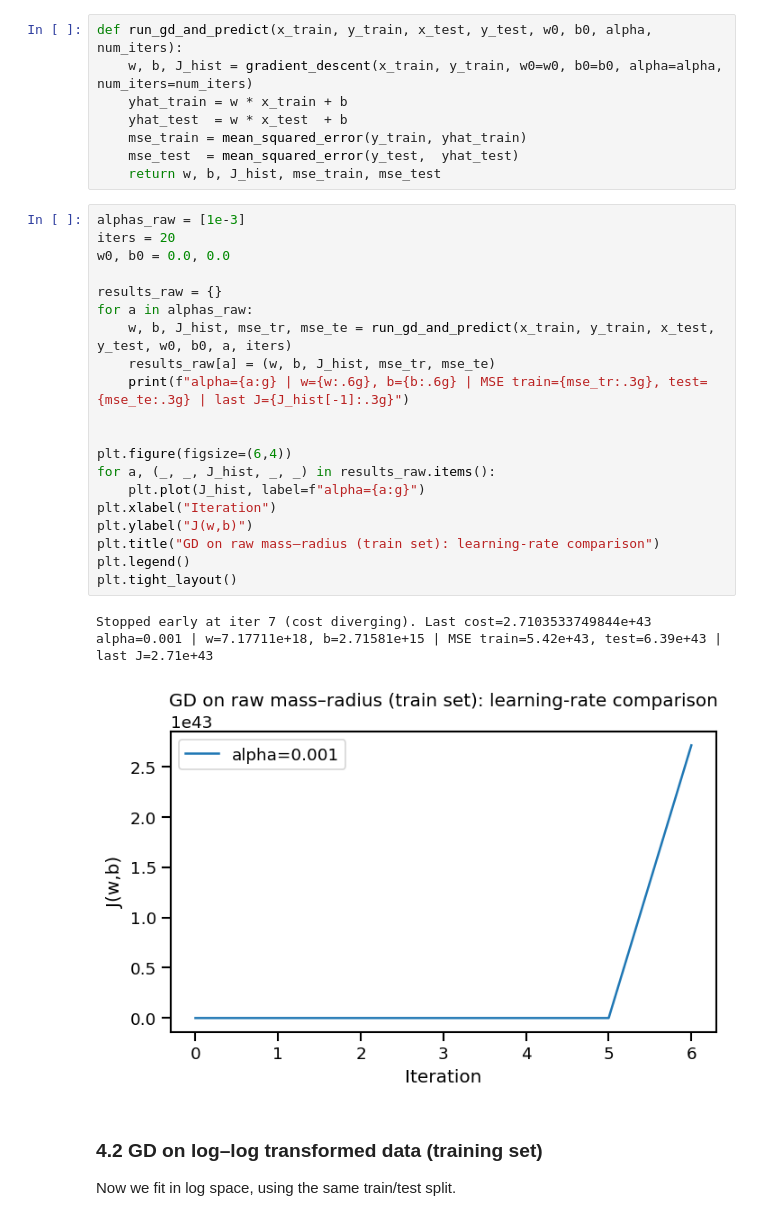
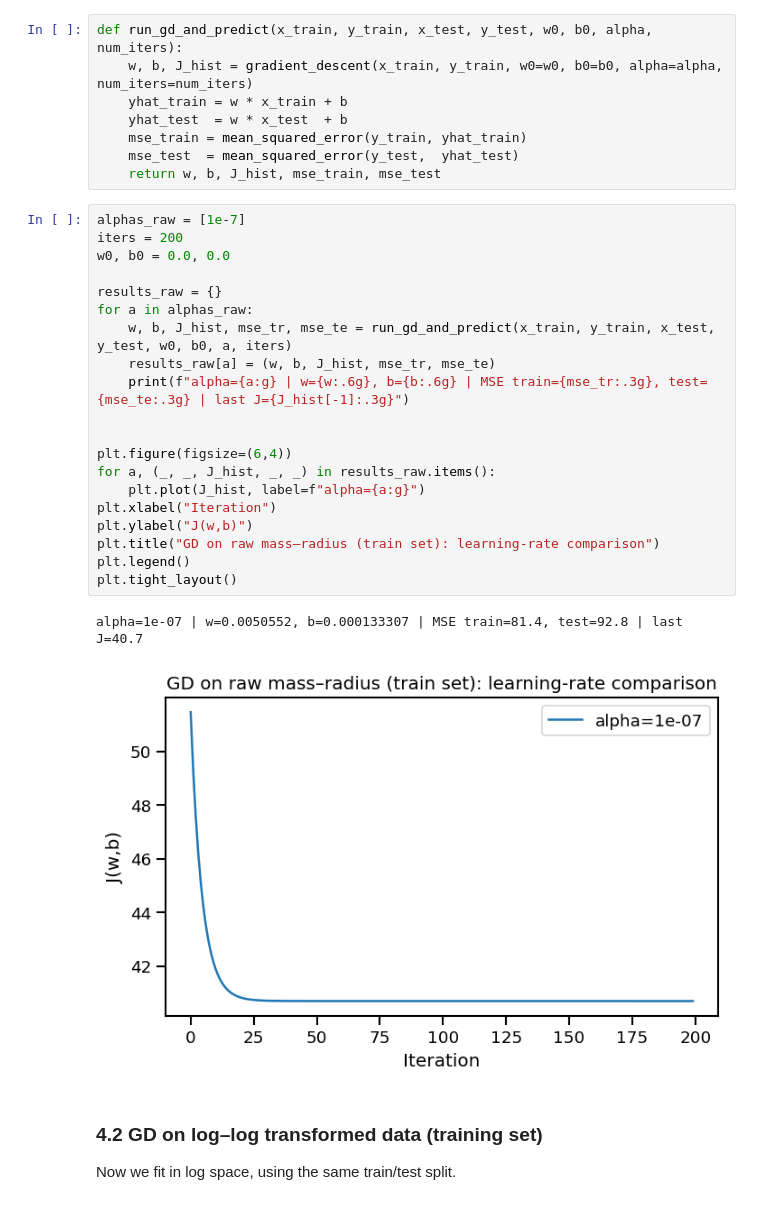
Before and after one commit to vadibekyan/ML_Astronomy_classes, a Jupyter notebook: notebooks/02_regression_with_feature_scaling.ipynb, the cells around one changed output. Saved outputs shown, nothing was run; the diff lists cells and outputs as text.

```diff
--- a/notebooks/02_regression_with_feature_scaling.ipynb
+++ b/notebooks/02_regression_with_feature_scaling.ipynb
@@ -176,29 +176,28 @@ def run_gd_and_predict(x_train, y_train, x_test, y_test, w0, b0, alpha, num_iter
     mse_test  = mean_squared_error(y_test,  yhat_test)
     return w, b, J_hist, mse_train, mse_test
 # %%
-alphas_raw = [1e-3]
-iters = 20
+alphas_raw = [1e-7]
+iters = 200
 w0, b0 = 0.0, 0.0
 
 results_raw = {}
 for a in alphas_raw:
     w, b, J_hist, mse_tr, mse_te = run_gd_and_predict(x_train, y_train, x_test, y_test, w0, b0, a, iters)
     results_raw[a] = (w, b, J_hist, mse_tr, mse_te)
     print(f"alpha={a:g} | w={w:.6g}, b={b:.6g} | MSE train={mse_tr:.3g}, test={mse_te:.3g} | last J={J_hist[-1]:.3g}")
 
 
 plt.figure(figsize=(6,4))
 for a, (_, _, J_hist, _, _) in results_raw.items():
     plt.plot(J_hist, label=f"alpha={a:g}")
 plt.xlabel("Iteration")
 plt.ylabel("J(w,b)")
 plt.title("GD on raw mass–radius (train set): learning-rate comparison")
 plt.legend()
 plt.tight_layout()
 # %% [output]
-Stopped early at iter 7 (cost diverging). Last cost=2.7103533749844e+43
-alpha=0.001 | w=7.17711e+18, b=2.71581e+15 | MSE train=5.42e+43, test=6.39e+43 | last J=2.71e+43
+alpha=1e-07 | w=0.0050552, b=0.000133307 | MSE train=81.4, test=92.8 | last J=40.7
-[figure, old version]
+[figure, new version]
 # %% [markdown]
 ### 4.2 GD on **log–log** transformed data (training set)
 
```
Also changed, not shown: parts of 5 cells of this notebook, 1 other file.
